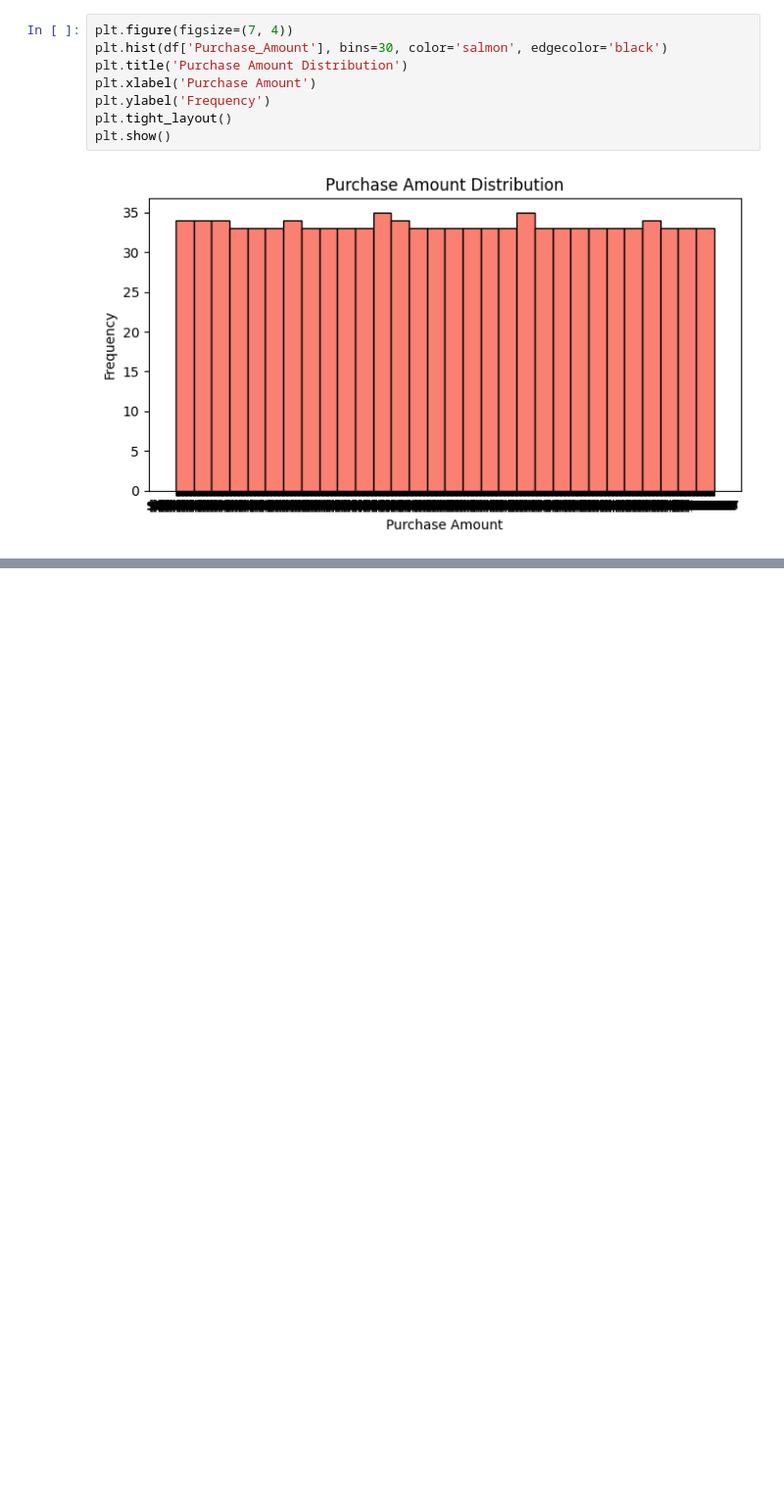
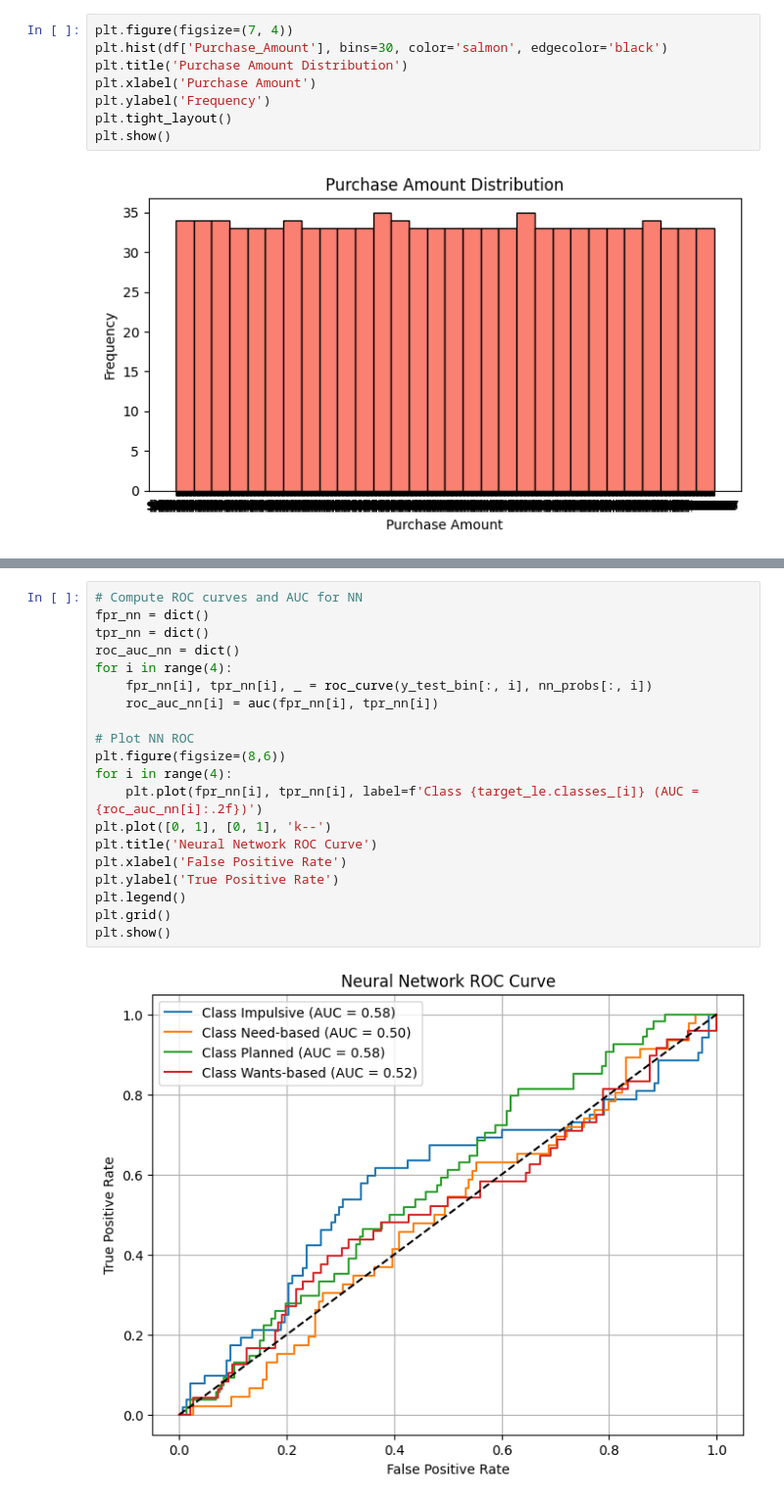
Before and after one commit to Bhekstar007/COS20089, a Jupyter notebook: Assignment_2.ipynb, the cells around one changed output, grey strips where cells are left out. Shown at 98% size. Drawn from its saved outputs; the diff is of its cells as text; blank space fills up the shorter version.

```diff
--- a/Assignment_2.ipynb
+++ b/Assignment_2.ipynb
@@ -444,0 +692,22 @@ plt.show()
+# %%
+# Compute ROC curves and AUC for NN
+fpr_nn = dict()
+tpr_nn = dict()
+roc_auc_nn = dict()
+for i in range(4):
+    fpr_nn[i], tpr_nn[i], _ = roc_curve(y_test_bin[:, i], nn_probs[:, i])
+    roc_auc_nn[i] = auc(fpr_nn[i], tpr_nn[i])
+
+# Plot NN ROC
+plt.figure(figsize=(8,6))
+for i in range(4):
+    plt.plot(fpr_nn[i], tpr_nn[i], label=f'Class {target_le.classes_[i]} (AUC = {roc_auc_nn[i]:.2f})')
+plt.plot([0, 1], [0, 1], 'k--')
+plt.title('Neural Network ROC Curve')
+plt.xlabel('False Positive Rate')
+plt.ylabel('True Positive Rate')
+plt.legend()
+plt.grid()
+plt.show()
+# %% [output]
+[figure, added]
```
Also changed, not shown: parts of 31 cells of this notebook.
